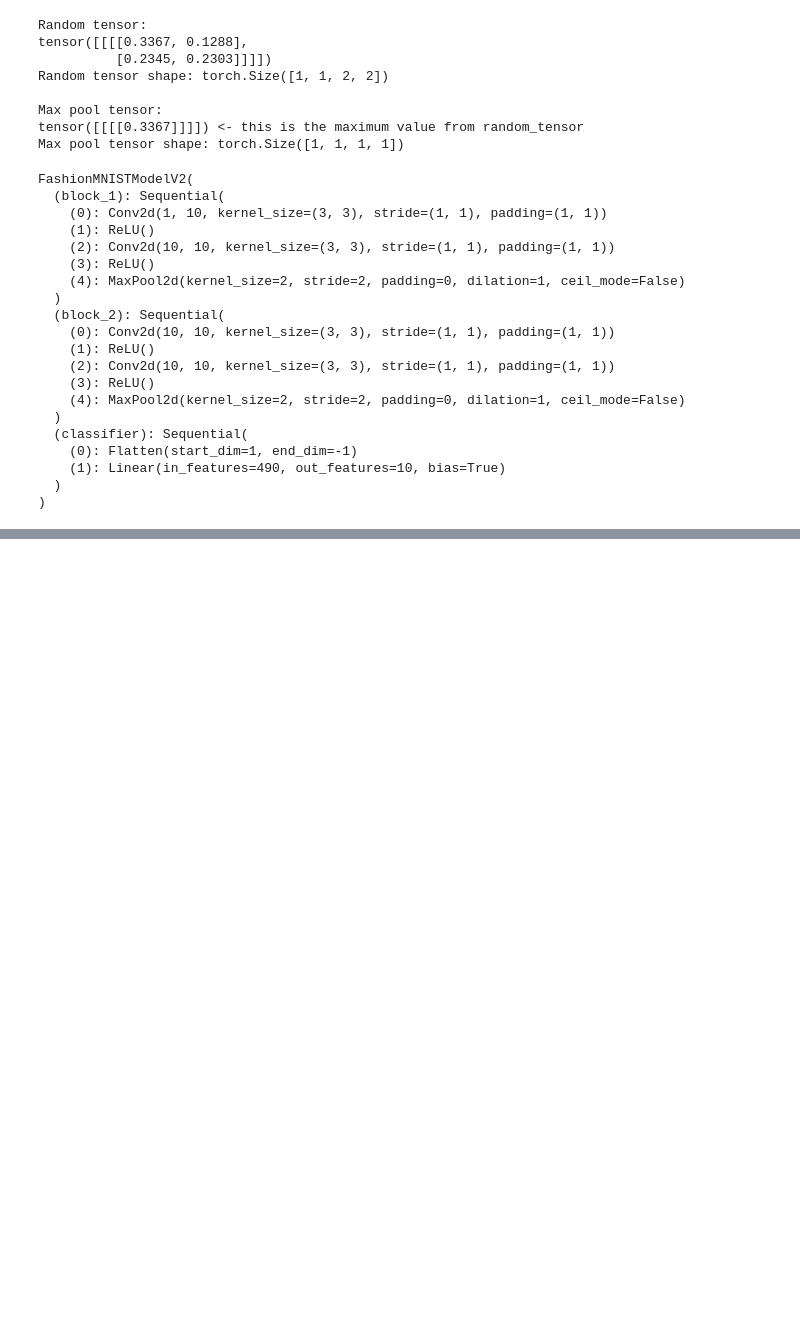
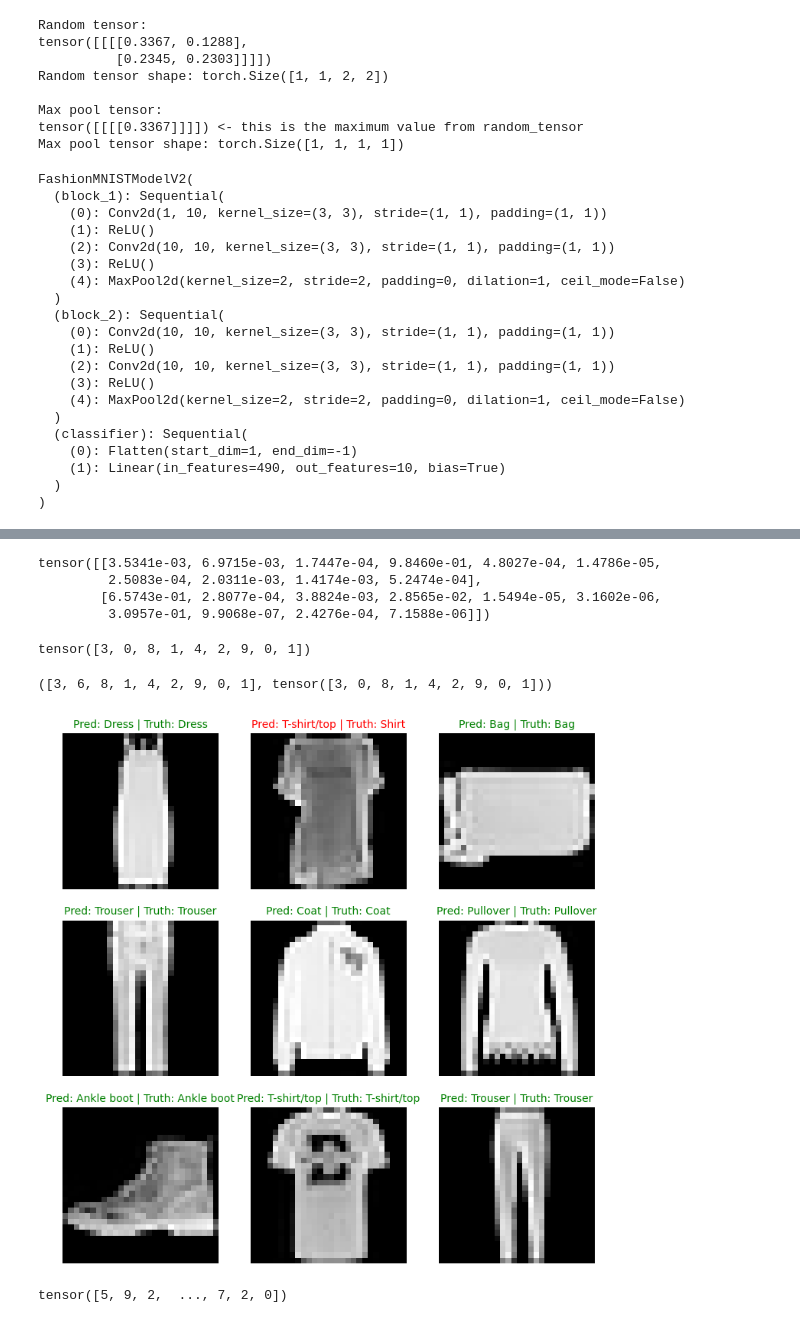
Before and after one commit to bennettandy/PyTorchWork, a Jupyter notebook: pytorch_computer_vision.ipynb, the cells around one changed output, grey strips where cells are left out. Saved outputs shown, nothing was run; the diff lists cells and outputs as text; code cells hidden in the pictures; blank space fills up the shorter version.

```diff
--- a/pytorch_computer_vision.ipynb
+++ b/pytorch_computer_vision.ipynb
@@ -774,0 +914,73 @@ total_train_time_model_2 = print_train_time(start=train_time_start_on_gpu,
+# %%
+# Make predictions
+pred_probs = make_predictions(model=model_2,
+                              data=test_samples)
+
+pred_probs[:2]
+# %% [output]
+tensor([[3.5341e-03, 6.9715e-03, 1.7447e-04, 9.8460e-01, 4.8027e-04, 1.4786e-05,
+         2.5083e-04, 2.0311e-03, 1.4174e-03, 5.2474e-04],
+        [6.5743e-01, 2.8077e-04, 3.8824e-03, 2.8565e-02, 1.5494e-05, 3.1602e-06,
+         3.0957e-01, 9.9068e-07, 2.4276e-04, 7.1588e-06]])
+# %%
+# convert probs to labels
+pred_classes = pred_probs.argmax(dim=1)
+pred_classes
+# %% [output]
+tensor([3, 0, 8, 1, 4, 2, 9, 0, 1])
+# %%
+# Are our predictions in the same form as our test labels?
+test_labels, pred_classes
+# %% [output]
+([3, 6, 8, 1, 4, 2, 9, 0, 1], tensor([3, 0, 8, 1, 4, 2, 9, 0, 1]))
+# %%
+# Plot predictions
+plt.figure(figsize=(9, 9))
+nrows = 3
+ncols = 3
+for i, sample in enumerate(test_samples):
+  # Create a subplot
+  plt.subplot(nrows, ncols, i+1)
+
+  # Plot the target image
+  plt.imshow(sample.squeeze(), cmap="gray")
+
+  # Find the prediction label (in text form, e.g. "Sandal")
+  pred_label = class_names[pred_classes[i]]
+
+  # Get the truth label (in text form, e.g. "T-shirt")
+  truth_label = class_names[test_labels[i]]
+
+  # Create the title text of the plot
+  title_text = f"Pred: {pred_label} | Truth: {truth_label}"
+
+  # Check for equality and change title colour accordingly
+  if pred_label == truth_label:
+      plt.title(title_text, fontsize=10, c="g") # green text if correct
+  else:
+      plt.title(title_text, fontsize=10, c="r") # red text if wrong
+  plt.axis(False);
+# %% [output]
+[figure, added]
+# %%
+# Import tqdm for progress bar
+from tqdm.auto import tqdm
+
+# 1. Make predictions with trained model
+y_preds = []
+model_2.eval()
+with torch.inference_mode():
+  for X, y in tqdm(test_dataloader, desc="Making predictions"):
+    # Send data and targets to target device
+    X, y = X.to(device), y.to(device)
+    # Do the forward pass
+    y_logit = model_2(X)
+    # Turn predictions from logits -> prediction probabilities -> predictions labels
+    y_pred = torch.softmax(y_logit, dim=1).argmax(dim=1) # note: perform softmax on the "logits" dimension, not "batch" dimension (in this case we have a batch size of 32, so can perform on dim=1)
+    # Put predictions on CPU for evaluation
+    y_preds.append(y_pred.cpu())
+# Concatenate list of predictions into a tensor
+y_pred_tensor = torch.cat(y_preds)
+y_pred_tensor
+# %% [output]
+tensor([5, 9, 2,  ..., 7, 2, 0])
```
Also changed, not shown: parts of 27 cells of this notebook.
